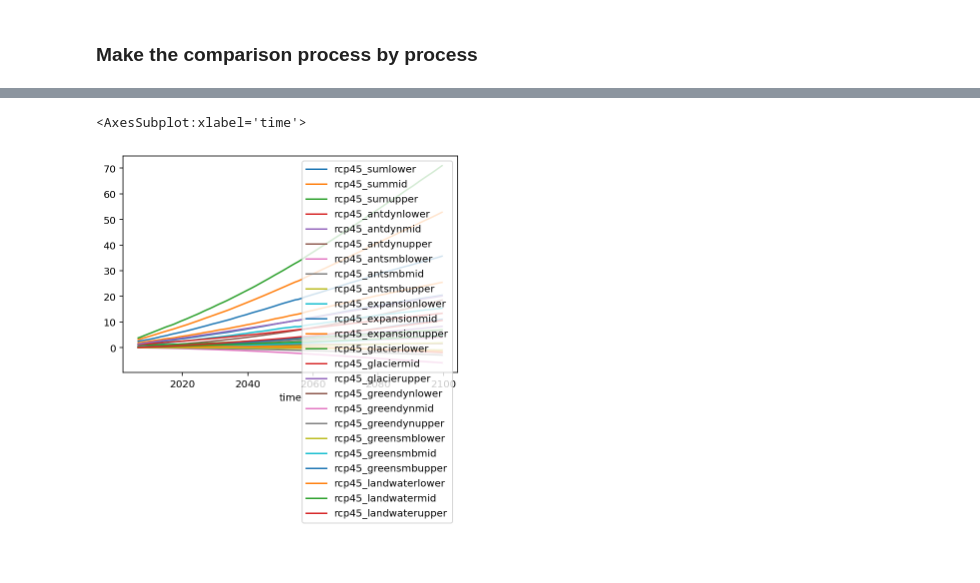
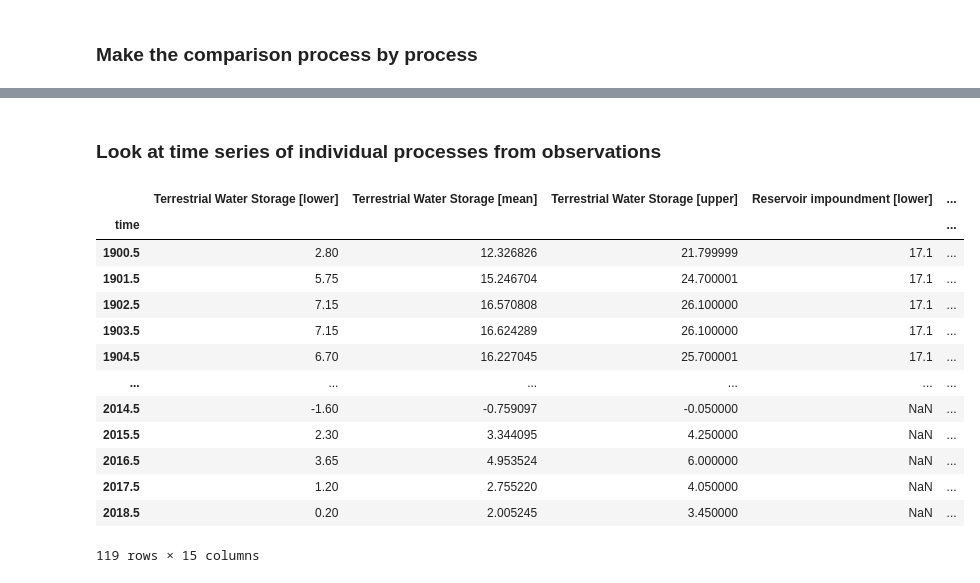
Before and after one commit to Jacobiaan/SLBudget, a Jupyter notebook: notebooks/GlobalBudget.ipynb, the cells around one changed output, grey strips where cells are left out. Saved outputs shown, nothing was run; the diff lists cells and outputs as text; code cells hidden in the pictures.

```diff
--- a/notebooks/GlobalBudget.ipynb
+++ b/notebooks/GlobalBudget.ipynb
@@ -336,5 +234,19 @@ Name: rcp45_summid, Length: 94, dtype: float32
-# %%
-ar5_proj_df.plot()
-# %% [output]
-<AxesSubplot:xlabel='time'>
-[figure, removed]
+# %% [markdown]
+### Look at time series of individual processes from observations
+# %%
+fts.iloc[:,18:]
+# %% [output]
+|  | Terrestrial Water Storage [lower] | Terrestrial Water Storage [mean] | Terrestrial Water Storage [upper] | Reservoir impoundment [lower] | ... |
+| time |  |  |  |  | ... |
+| 1900.5 | 2.80 | 12.326826 | 21.799999 | 17.1 | ... |
+| 1901.5 | 5.75 | 15.246704 | 24.700001 | 17.1 | ... |
+| 1902.5 | 7.15 | 16.570808 | 26.100000 | 17.1 | ... |
+| 1903.5 | 7.15 | 16.624289 | 26.100000 | 17.1 | ... |
+| 1904.5 | 6.70 | 16.227045 | 25.700001 | 17.1 | ... |
+| ... | ... | ... | ... | ... | ... |
+| 2014.5 | -1.60 | -0.759097 | -0.050000 | NaN | ... |
+| 2015.5 | 2.30 | 3.344095 | 4.250000 | NaN | ... |
+| 2016.5 | 3.65 | 4.953524 | 6.000000 | NaN | ... |
+| 2017.5 | 1.20 | 2.755220 | 4.050000 | NaN | ... |
+| 2018.5 | 0.20 | 2.005245 | 3.450000 | NaN | ... |
+119 rows × 15 columns
```
Also changed, not shown: parts of 23 cells of this notebook.
